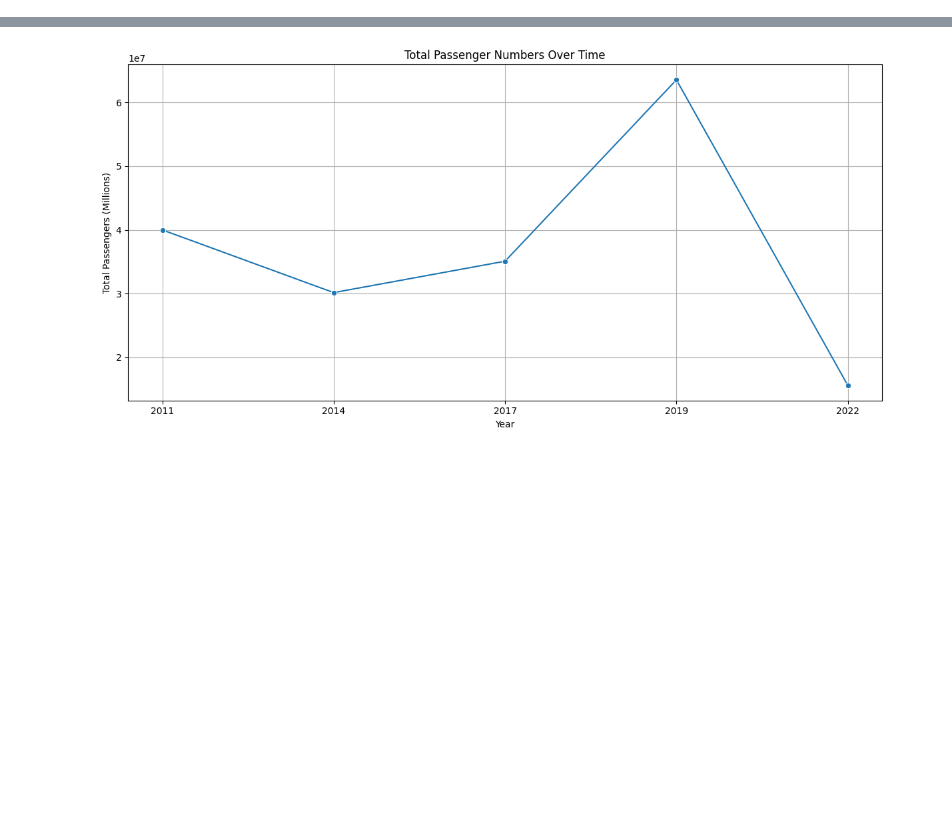
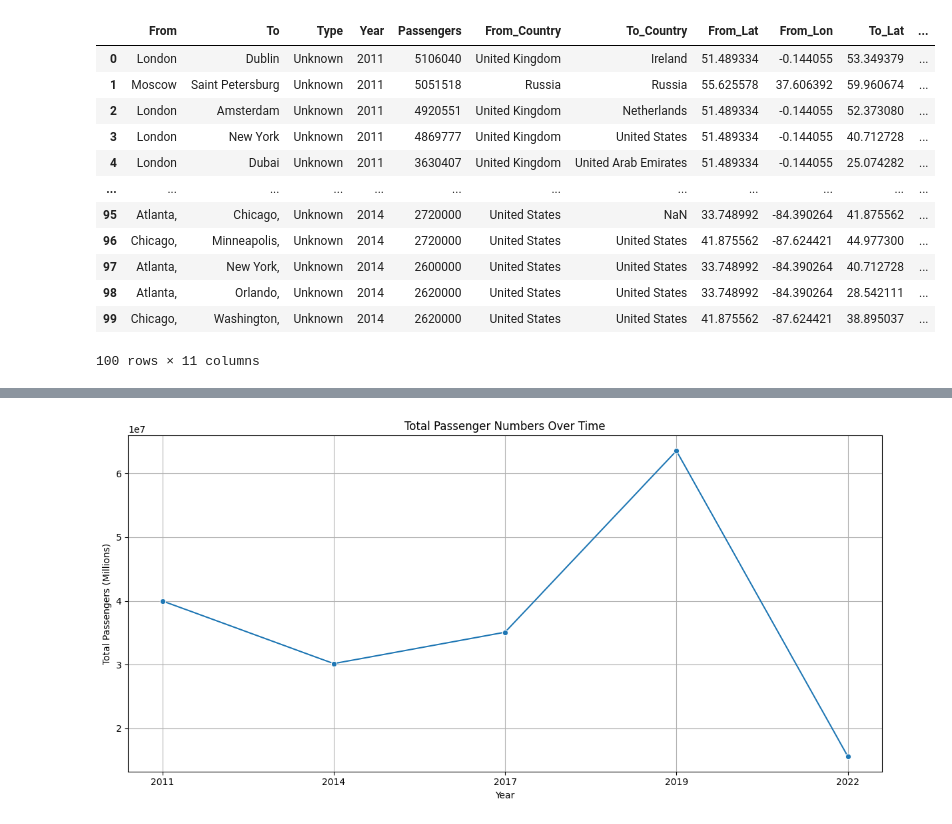
Before and after one commit to RaniaElsayedM/Flights_web_scraping, a Jupyter notebook: flights_web_scraping.ipynb, the cells around one changed output, grey strips where cells are left out. Cells and saved outputs as stored; diff of their text form; code cells hidden in the pictures; blank space fills up the shorter version.

```diff
--- a/flights_web_scraping.ipynb
+++ b/flights_web_scraping.ipynb
@@ -217,0 +329,16 @@ df
+# %%
+df
+# %% [output]
+|  | From | To | Type | Year | Passengers | From_Country | To_Country | From_Lat | From_Lon | To_Lat | ... |
+| 0 | London | Dublin | Unknown | 2011 | 5106040 | United Kingdom | Ireland | 51.489334 | -0.144055 | 53.349379 | ... |
+| 1 | Moscow | Saint Petersburg | Unknown | 2011 | 5051518 | Russia | Russia | 55.625578 | 37.606392 | 59.960674 | ... |
+| 2 | London | Amsterdam | Unknown | 2011 | 4920551 | United Kingdom | Netherlands | 51.489334 | -0.144055 | 52.373080 | ... |
+| 3 | London | New York | Unknown | 2011 | 4869777 | United Kingdom | United States | 51.489334 | -0.144055 | 40.712728 | ... |
+| 4 | London | Dubai | Unknown | 2011 | 3630407 | United Kingdom | United Arab Emirates | 51.489334 | -0.144055 | 25.074282 | ... |
+| ... | ... | ... | ... | ... | ... | ... | ... | ... | ... | ... | ... |
+| 95 | Atlanta, | Chicago, | Unknown | 2014 | 2720000 | United States | NaN | 33.748992 | -84.390264 | 41.875562 | ... |
+| 96 | Chicago, | Minneapolis, | Unknown | 2014 | 2720000 | United States | United States | 41.875562 | -87.624421 | 44.977300 | ... |
+| 97 | Atlanta, | New York, | Unknown | 2014 | 2600000 | United States | United States | 33.748992 | -84.390264 | 40.712728 | ... |
+| 98 | Atlanta, | Orlando, | Unknown | 2014 | 2620000 | United States | United States | 33.748992 | -84.390264 | 28.542111 | ... |
+| 99 | Chicago, | Washington, | Unknown | 2014 | 2620000 | United States | United States | 41.875562 | -87.624421 | 38.895037 | ... |
+100 rows × 11 columns
```
Also changed, not shown: parts of 18 cells of this notebook, 3 other files.
